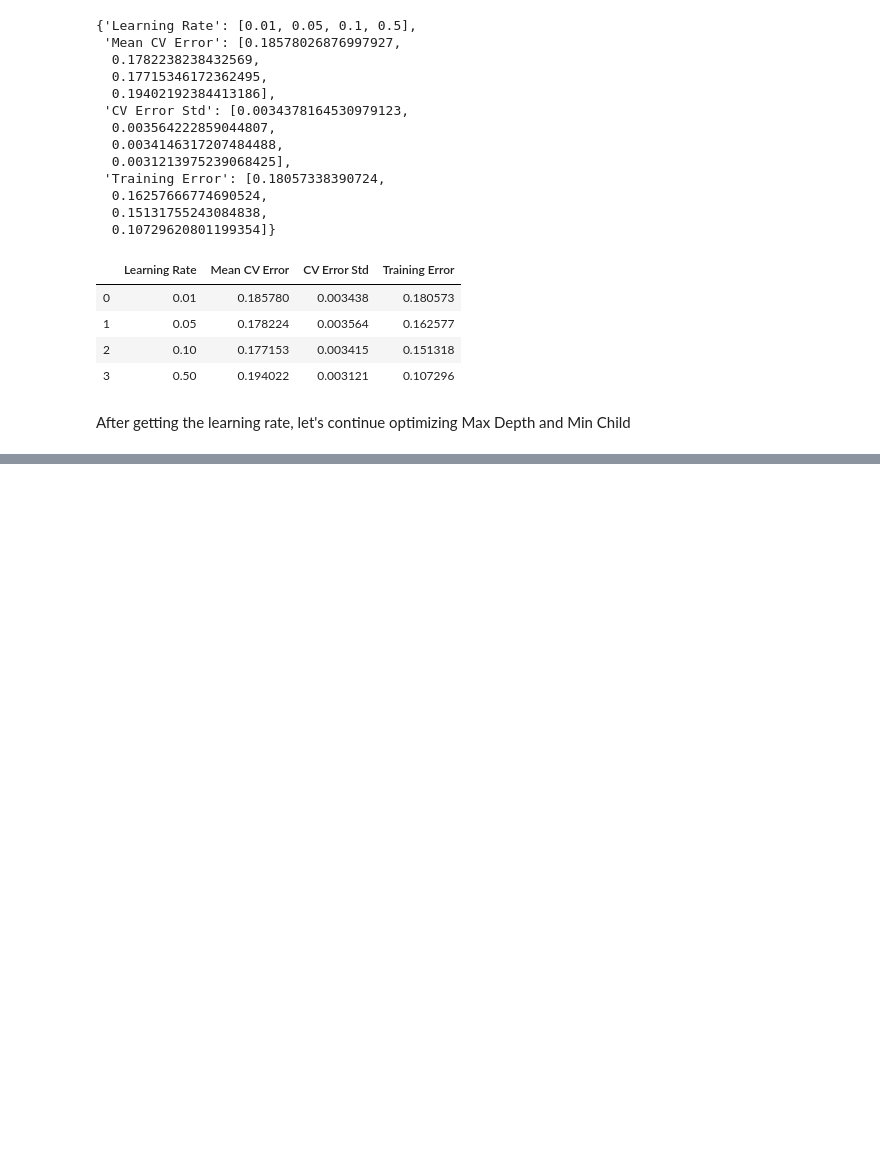
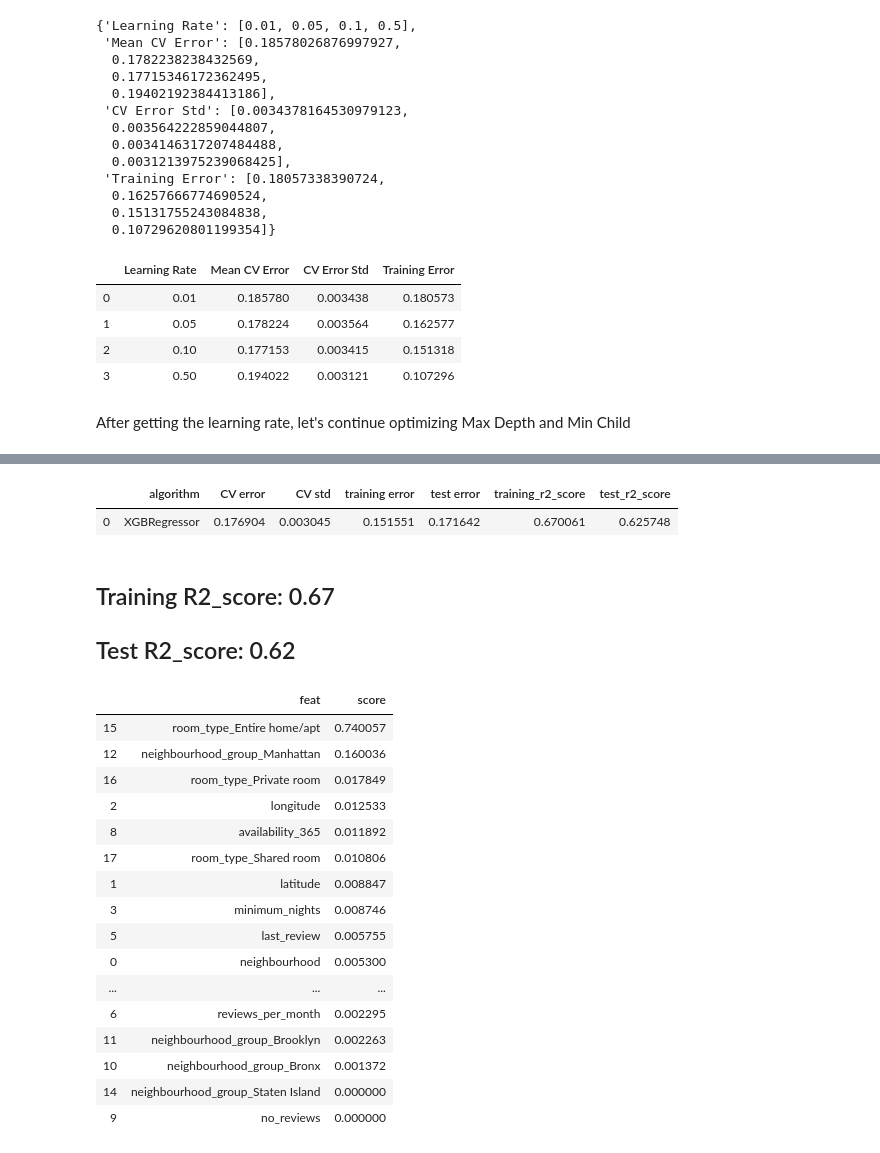
Before and after one commit to roslynbs/DataSciencewithPython, a Jupyter notebook: capstone_RoslynBadilla.ipynb, the cells around one changed output, grey strips where cells are left out. Drawn from its saved outputs; the diff is of its cells as text; code cells hidden in the pictures; blank space fills up the shorter version.

```diff
--- a/capstone_RoslynBadilla.ipynb
+++ b/capstone_RoslynBadilla.ipynb
@@ -789,0 +866,35 @@ for md in params2['max_depth']:
+# %%
+xgb_best_results
+# %% [output]
+|  | algorithm | CV error | CV std | training error | test error | training_r2_score | test_r2_score |
+| 0 | XGBRegressor | 0.176904 | 0.003045 | 0.151551 | 0.171642 | 0.670061 | 0.625748 |
+# %% [markdown]
+## Training R2_score: 0.67
+## Test R2_score: 0.62
+# %%
+def get_feature_importance(clsf, ftrs):
+    imp = clsf.feature_importances_.tolist()
+    feat = ftrs
+    result = pd.DataFrame({'feat':feat,'score':imp})
+    result = result.sort_values(by=['score'],ascending=False)
+    return result
+
+get_feature_importance(xbgreg_best, X.columns)
+# %% [output]
+|  | feat | score |
+| 15 | room_type_Entire home/apt | 0.740057 |
+| 12 | neighbourhood_group_Manhattan | 0.160036 |
+| 16 | room_type_Private room | 0.017849 |
+| 2 | longitude | 0.012533 |
+| 8 | availability_365 | 0.011892 |
+| 17 | room_type_Shared room | 0.010806 |
+| 1 | latitude | 0.008847 |
+| 3 | minimum_nights | 0.008746 |
+| 5 | last_review | 0.005755 |
+| 0 | neighbourhood | 0.005300 |
+| ... | ... | ... |
+| 6 | reviews_per_month | 0.002295 |
+| 11 | neighbourhood_group_Brooklyn | 0.002263 |
+| 10 | neighbourhood_group_Bronx | 0.001372 |
+| 14 | neighbourhood_group_Staten Island | 0.000000 |
+| 9 | no_reviews | 0.000000 |
```
Also changed, not shown: parts of 12 cells of this notebook.
